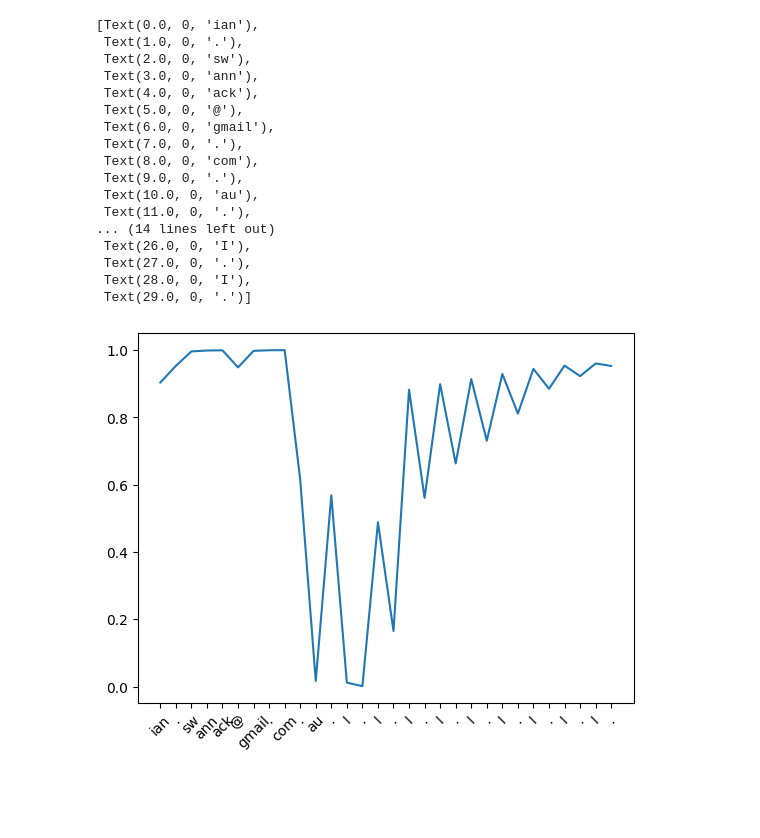
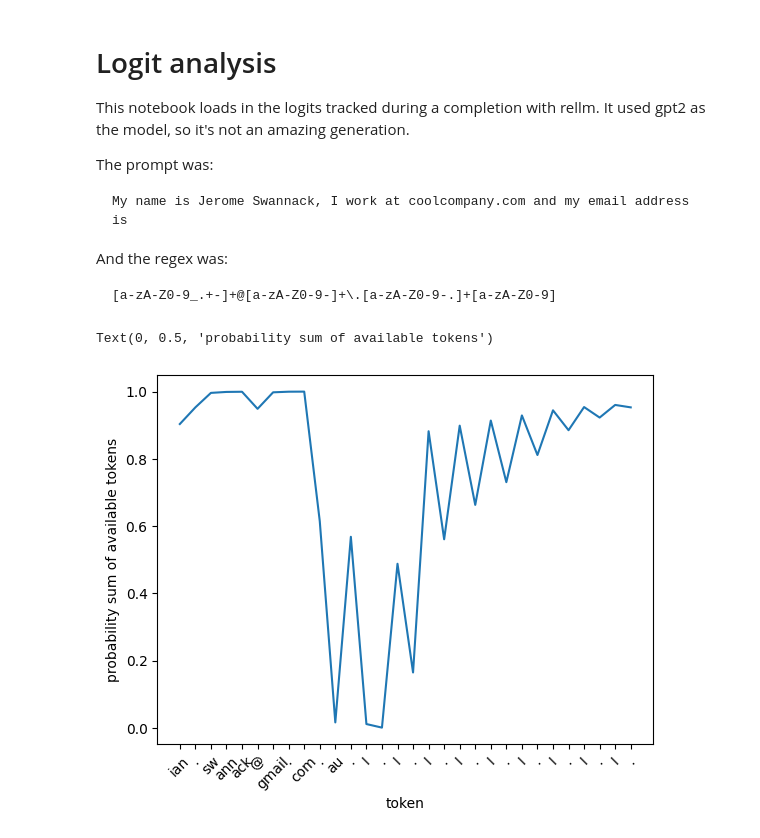
Before and after one commit to jerome3o/schemallm, a Jupyter notebook: notebooks/tracker_plotting.ipynb, the cells around one changed output. Drawn from its saved outputs; the diff is of its cells as text; code cells hidden in the pictures; blank space fills up the shorter version.

Commit message:
Touched up the tracker plotting notebook

````diff
--- a/notebooks/tracker_plotting.ipynb
+++ b/notebooks/tracker_plotting.ipynb
@@ -7 +5,16 @@ raw_data = LogitTracker.parse_file("../outputs/tracker_script_result.json")
+# %% [markdown]
+# Logit analysis
+
+This notebook loads in the logits tracked during a completion with rellm. It used gpt2 as the model, so it's not an amazing generation.
+
+The prompt was:
+
+```
+My name is Jerome Swannack, I work at coolcompany.com and my email address is
+```
+
+And the regex was:
+```re
+[a-zA-Z0-9_.+-]+@[a-zA-Z0-9-]+\.[a-zA-Z0-9-.]+[a-zA-Z0-9]
+```
 # %%
@@ -20,28 +35,15 @@ x = all_logits[0, :]
 # %%
+# plot the probabilities of allowed tokens at each step in the generation
 plt.plot(token_probs)
 
 # set x ticks to every 1 token
 plt.xticks(np.arange(0, len(token_probs), 1.0))
 
 # set x labels to be the tokens
 tokens = raw_data.result_tokens
 plt.gca().set_xticklabels(tokens, rotation=45)
+plt.gca().set_xlabel("token")
+plt.gca().set_ylabel("probability sum of available tokens")
 # %% [output]
-[Text(0.0, 0, 'ian'),
- Text(1.0, 0, '.'),
- Text(2.0, 0, 'sw'),
- Text(3.0, 0, 'ann'),
- Text(4.0, 0, 'ack'),
- Text(5.0, 0, '@'),
- Text(6.0, 0, 'gmail'),
- Text(7.0, 0, '.'),
- Text(8.0, 0, 'com'),
- Text(9.0, 0, '.'),
- Text(10.0, 0, 'au'),
- Text(11.0, 0, '.'),
-... (14 lines left out)
- Text(26.0, 0, 'I'),
- Text(27.0, 0, '.'),
- Text(28.0, 0, 'I'),
- Text(29.0, 0, '.')]
+Text(0, 0.5, 'probability sum of available tokens')
-[figure, old version]
+[figure, new version]
````
Also changed, not shown: parts of 5 cells of this notebook.
